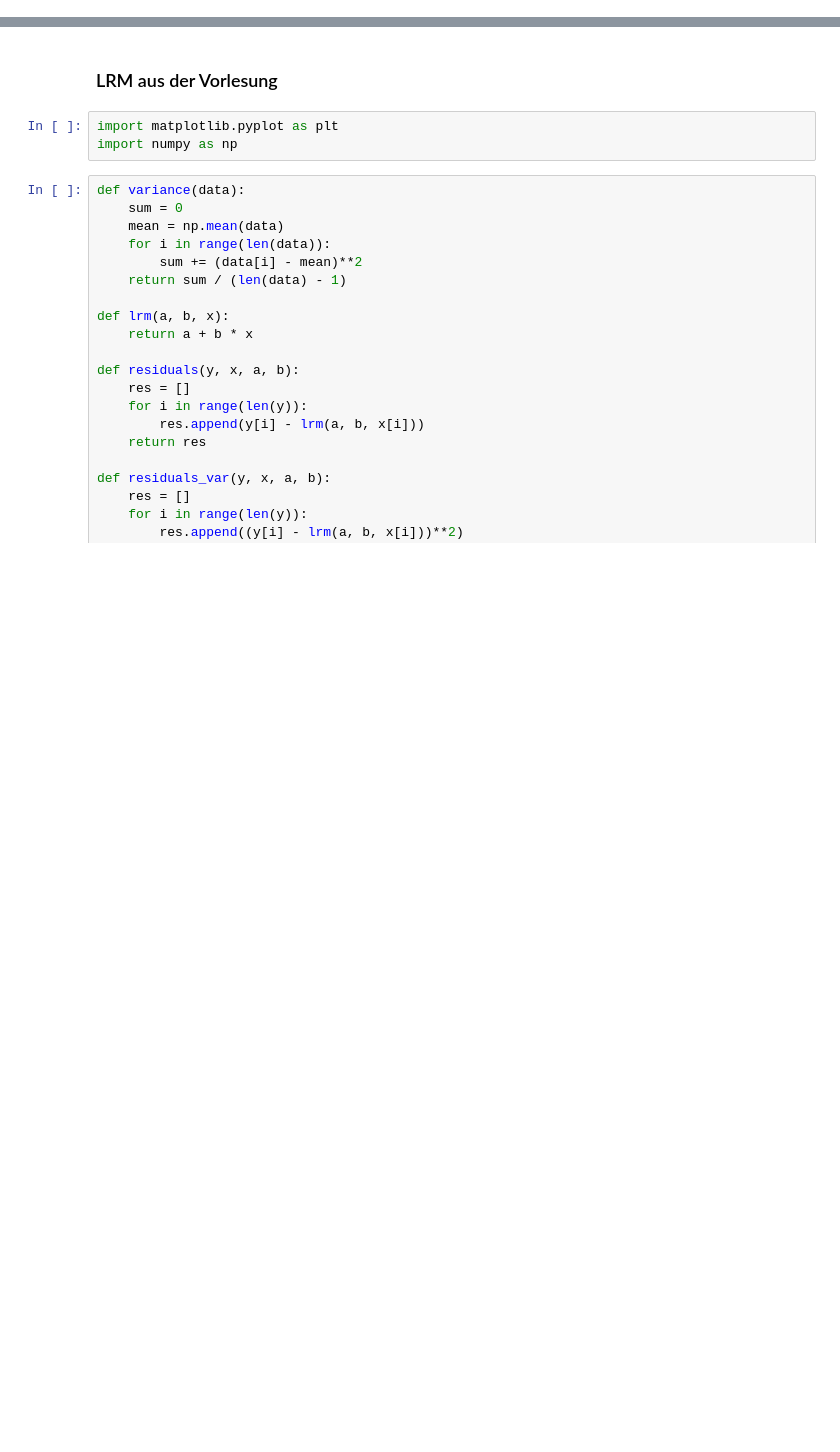
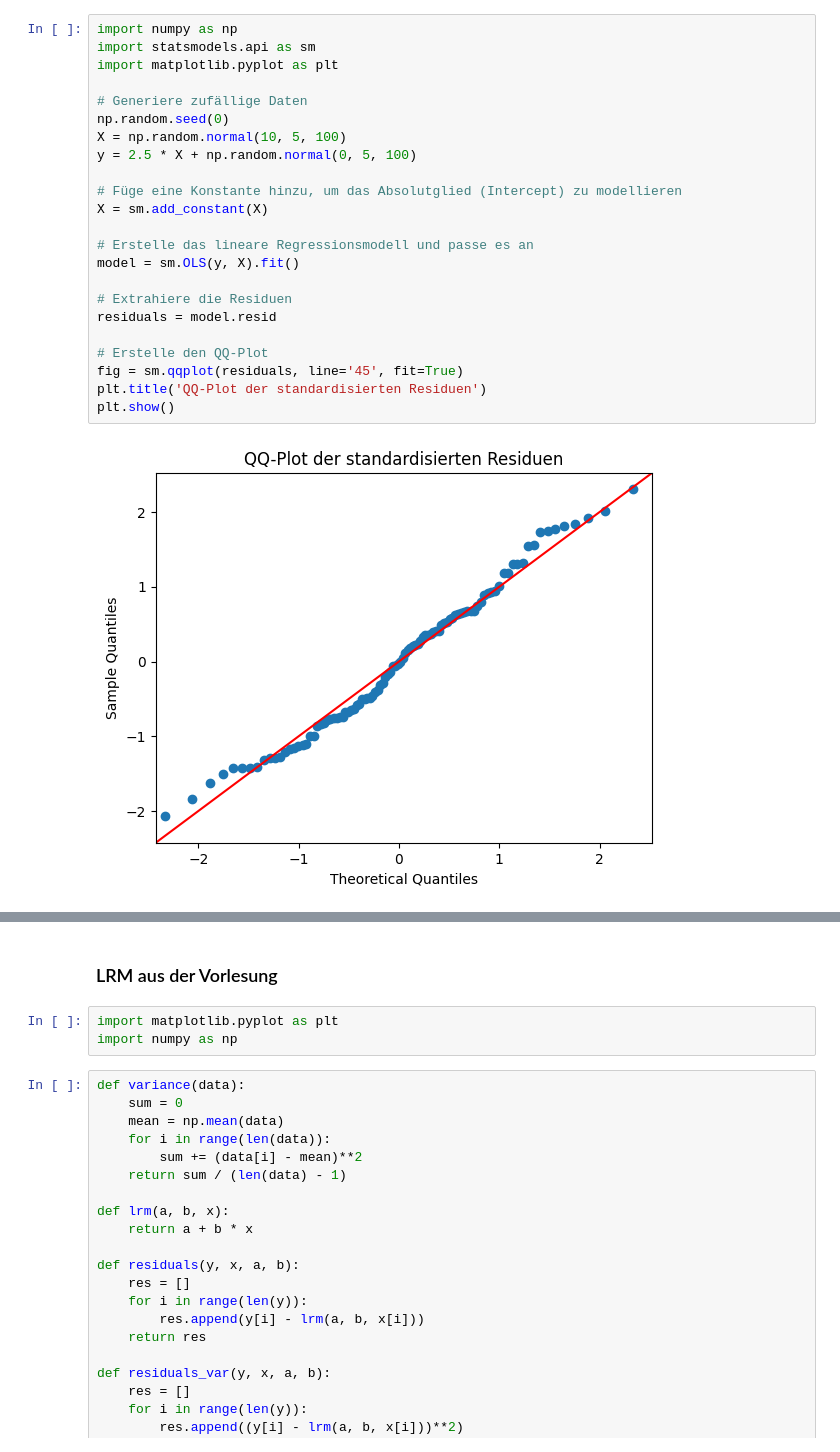
Before and after one commit to tombk556/Mehrdim.-Datenanalyse-und-stat.-Lernverfahren, a Jupyter notebook: Python/main.ipynb, the cells around one changed output, grey strips where cells are left out. Cells and saved outputs as stored; diff of their text form; blank space fills up the shorter version.

```diff
--- a/Python/main.ipynb
+++ b/Python/main.ipynb
@@ -1,3 +1,28 @@
+# %%
+import numpy as np
+import statsmodels.api as sm
+import matplotlib.pyplot as plt
+
+# Generiere zufällige Daten
+np.random.seed(0)
+X = np.random.normal(10, 5, 100)
+y = 2.5 * X + np.random.normal(0, 5, 100)
+
+# Füge eine Konstante hinzu, um das Absolutglied (Intercept) zu modellieren
+X = sm.add_constant(X)
+
+# Erstelle das lineare Regressionsmodell und passe es an
+model = sm.OLS(y, X).fit()
+
+# Extrahiere die Residuen
+residuals = model.resid
+
+# Erstelle den QQ-Plot
+fig = sm.qqplot(residuals, line='45', fit=True)
+plt.title('QQ-Plot der standardisierten Residuen')
+plt.show()
+# %% [output]
+[figure, added]
 # %%
 from sklearn.linear_model import LinearRegression
 import numpy as np
```
Also changed, not shown: parts of 1 cell of this notebook, 3 other files.
